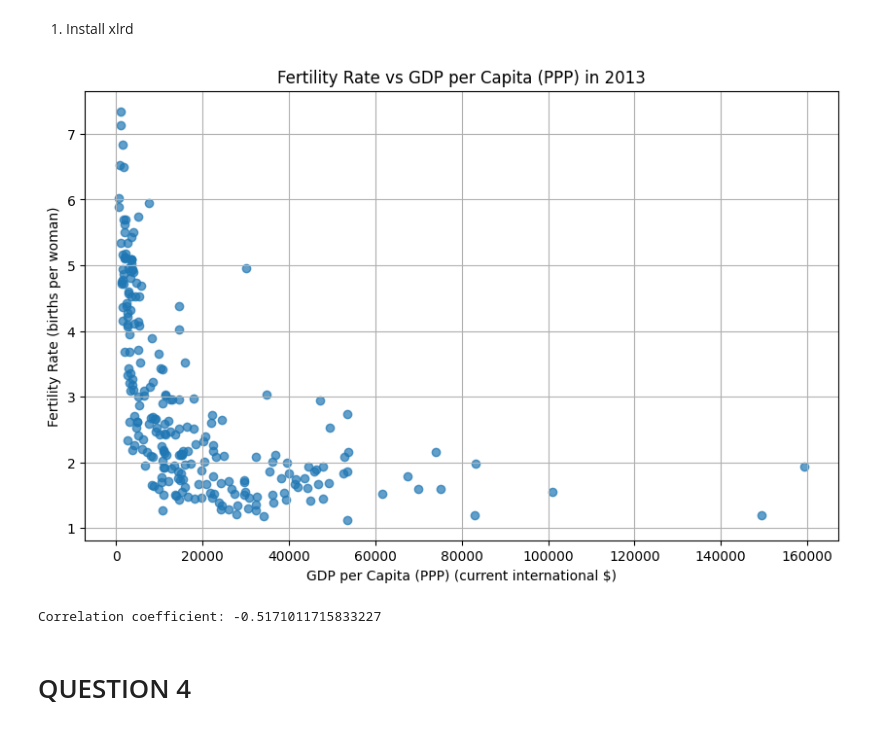
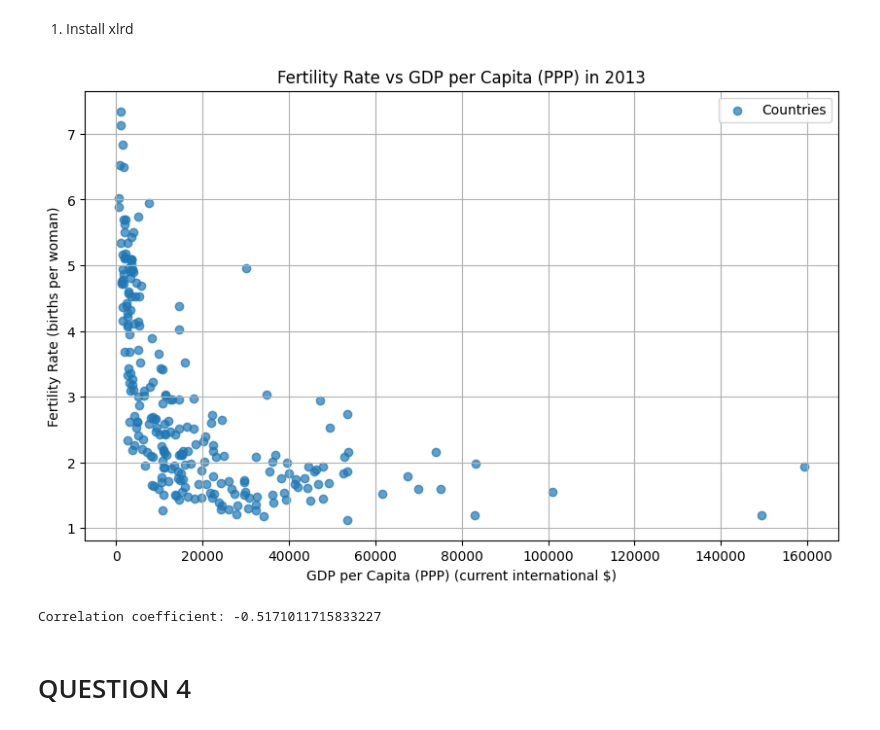
Before and after one commit to Luciefifi/DIAML_3, a Jupyter notebook: lniyomut_DIAML_Assignment3.ipynb, the cells around one changed output. Cells and saved outputs as stored; diff of their text form; code cells hidden in the pictures.

```diff
--- a/lniyomut_DIAML_Assignment3.ipynb
+++ b/lniyomut_DIAML_Assignment3.ipynb
@@ -117,38 +119,43 @@ Reject the null hypothesis. Guinness served in an Irish pub tastes significantly
 # %%
 import pandas as pd
 import matplotlib.pyplot as plt
+
 # Loading datasets
 fertility_rate_data = pd.read_excel("API_SP.DYN.TFRT.IN_DS2_en_excel_v2_946.xls", sheet_name="Data", skiprows=3)
 gdp_per_capita_data = pd.read_excel("API_NY.GDP.PCAP.PP.CD_DS2_en_excel_v2_31824.xls", sheet_name="Data", skiprows=3)
 
 # Filter the data for the year 2013
 fertility_2013 = fertility_rate_data[['Country Name', '2013']]
 fertility_2013.columns = ['Country Name', 'Fertility Rate']
 
 gdp_2013 = gdp_per_capita_data[['Country Name', '2013']]
 gdp_2013.columns = ['Country Name', 'GDP per Capita PPP']
 
 # Merge the datasets on 'Country Name'
 merged_data = pd.merge(fertility_2013, gdp_2013, on='Country Name')
 
 # Drop rows with missing values
 merged_data.dropna(inplace=True)
 
 # Create a scatter plot
 plt.figure(figsize=(10, 6))
-plt.scatter(gdp_2013['GDP per Capita PPP'], fertility_2013['Fertility Rate'], alpha=0.7)
+plt.scatter(merged_data['GDP per Capita PPP'], merged_data['Fertility Rate'], alpha=0.7, label='Countries')
 plt.title('Fertility Rate vs GDP per Capita (PPP) in 2013')
 plt.xlabel('GDP per Capita (PPP) (current international $)')
 plt.ylabel('Fertility Rate (births per woman)')
 plt.grid(True)
 
+# Add a legend
+plt.legend()
+
+# Show the plot
 plt.show()
 
 # Calculate the correlation coefficient
 correlation = merged_data['Fertility Rate'].corr(merged_data['GDP per Capita PPP'])
 print(f'Correlation coefficient: {correlation}')
 # %% [output]
-[figure, old version]
+[figure, new version]
 Correlation coefficient: -0.5171011715833227
 # %% [markdown]
 # QUESTION 4
```
Also changed, not shown: parts of 2 cells of this notebook, 2 other files.
